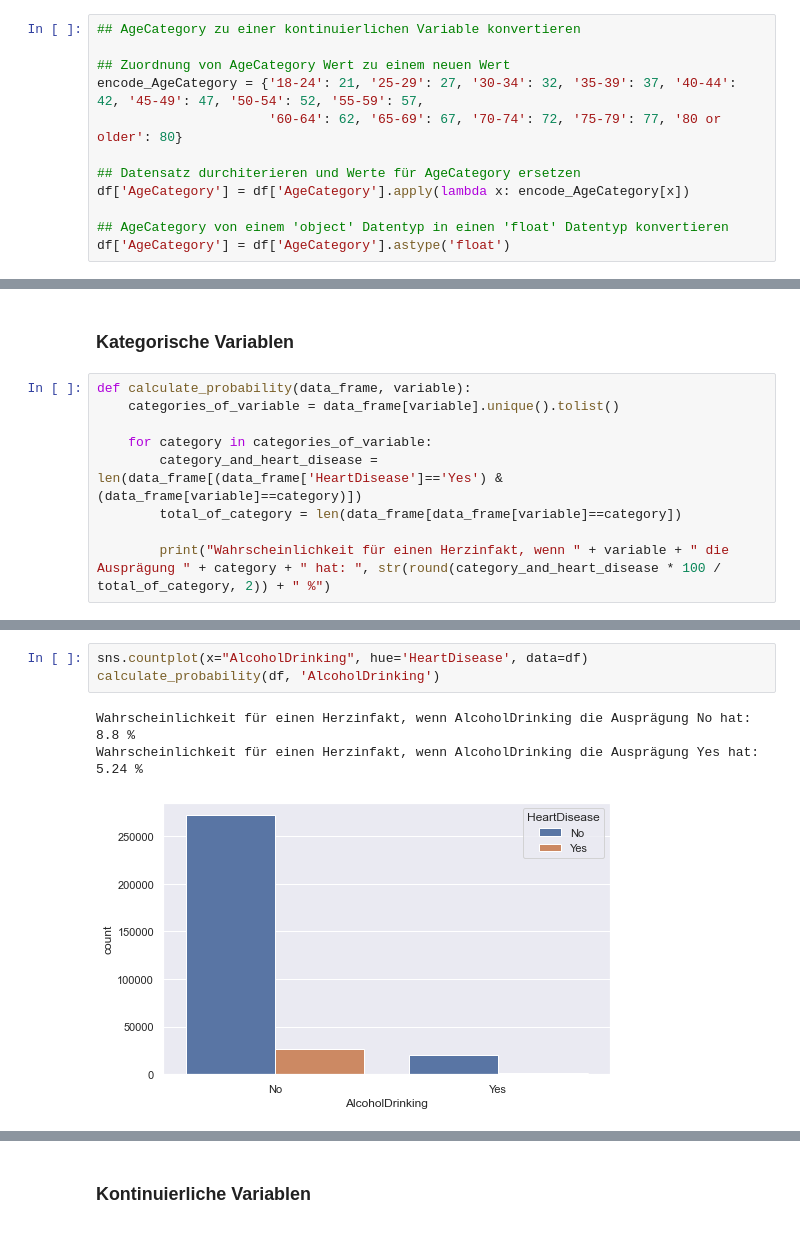
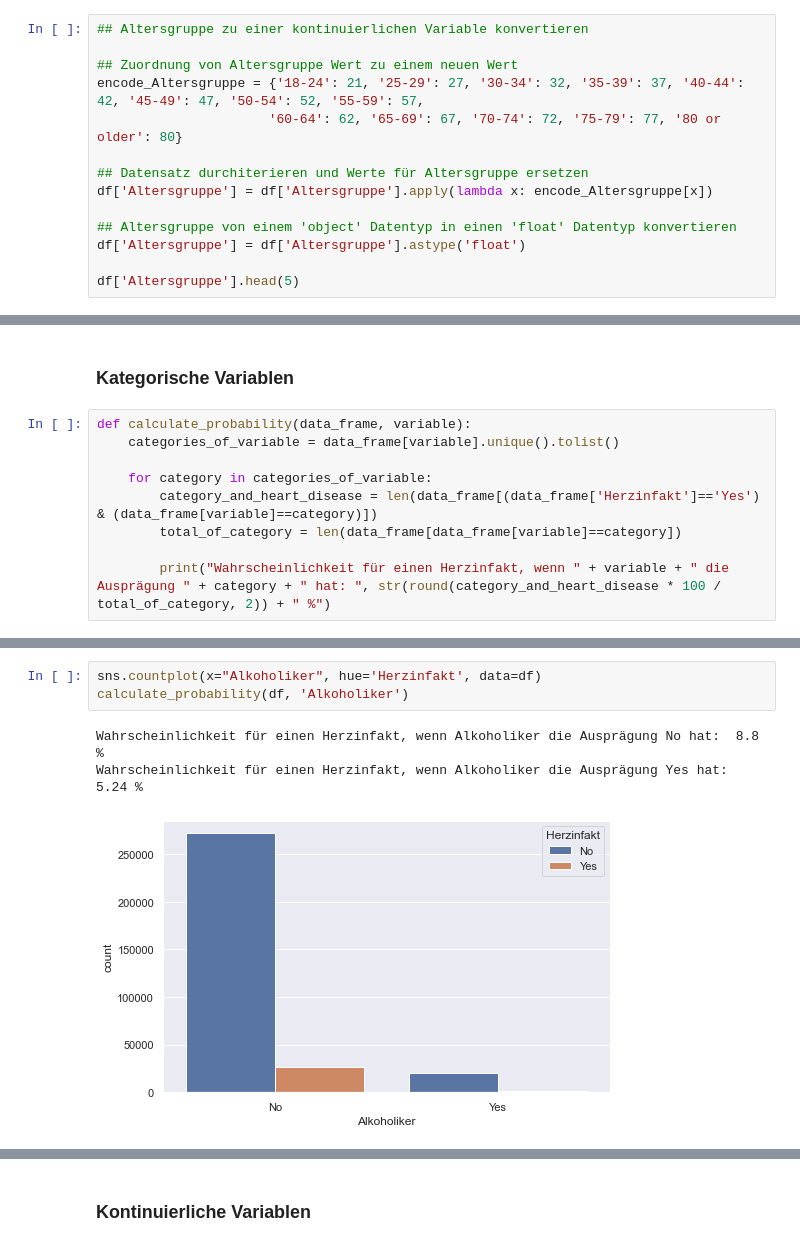
Before and after one commit to flori567/QIT_Ausarbeitung, a Jupyter notebook: heart_attack_prediction.ipynb, the cells around one changed output, grey strips where cells are left out. Drawn from its saved outputs; the diff is of its cells as text.

```diff
--- a/heart_attack_prediction.ipynb
+++ b/heart_attack_prediction.ipynb
@@ -191,12 +262,14 @@ So kann die Spalte auch besser in späteren Machine Learning verwendet werden.
 # %%
-## AgeCategory zu einer kontinuierlichen Variable konvertieren
+## Altersgruppe zu einer kontinuierlichen Variable konvertieren
 
-## Zuordnung von AgeCategory Wert zu einem neuen Wert
-encode_AgeCategory = {'18-24': 21, '25-29': 27, '30-34': 32, '35-39': 37, '40-44': 42, '45-49': 47, '50-54': 52, '55-59': 57,
+## Zuordnung von Altersgruppe Wert zu einem neuen Wert
+encode_Altersgruppe = {'18-24': 21, '25-29': 27, '30-34': 32, '35-39': 37, '40-44': 42, '45-49': 47, '50-54': 52, '55-59': 57,
                       '60-64': 62, '65-69': 67, '70-74': 72, '75-79': 77, '80 or older': 80}
 
-## Datensatz durchiterieren und Werte für AgeCategory ersetzen
-df['AgeCategory'] = df['AgeCategory'].apply(lambda x: encode_AgeCategory[x])
+## Datensatz durchiterieren und Werte für Altersgruppe ersetzen
+df['Altersgruppe'] = df['Altersgruppe'].apply(lambda x: encode_Altersgruppe[x])
 
-## AgeCategory von einem 'object' Datentyp in einen 'float' Datentyp konvertieren
-df['AgeCategory'] = df['AgeCategory'].astype('float')
+## Altersgruppe von einem 'object' Datentyp in einen 'float' Datentyp konvertieren
+df['Altersgruppe'] = df['Altersgruppe'].astype('float')
+
+df['Altersgruppe'].head(5)
@@ -402,7 +468,7 @@ def calculate_probability(data_frame, variable):
     categories_of_variable = data_frame[variable].unique().tolist()
 
     for category in categories_of_variable:
-        category_and_heart_disease = len(data_frame[(data_frame['HeartDisease']=='Yes') & (data_frame[variable]==category)])
+        category_and_heart_disease = len(data_frame[(data_frame['Herzinfakt']=='Yes') & (data_frame[variable]==category)])
         total_of_category = len(data_frame[data_frame[variable]==category])
 
         print("Wahrscheinlichkeit für einen Herzinfakt, wenn " + variable + " die Ausprägung " + category + " hat: ", str(round(category_and_heart_disease * 100 / total_of_category, 2)) + " %")
@@ -418,8 +484,8 @@ Wahrscheinlichkeit für einen Herzinfakt, wenn Smoking die Ausprägung No hat:
 # %%
-sns.countplot(x="AlcoholDrinking", hue='HeartDisease', data=df)
-calculate_probability(df, 'AlcoholDrinking')
+sns.countplot(x="Alkoholiker", hue='Herzinfakt', data=df)
+calculate_probability(df, 'Alkoholiker')
 # %% [output]
-Wahrscheinlichkeit für einen Herzinfakt, wenn AlcoholDrinking die Ausprägung No hat:  8.8 %
-Wahrscheinlichkeit für einen Herzinfakt, wenn AlcoholDrinking die Ausprägung Yes hat:  5.24 %
+Wahrscheinlichkeit für einen Herzinfakt, wenn Alkoholiker die Ausprägung No hat:  8.8 %
+Wahrscheinlichkeit für einen Herzinfakt, wenn Alkoholiker die Ausprägung Yes hat:  5.24 %
-[figure, old version]
+[figure, new version]
 # %%
```
Also changed, not shown: parts of 77 cells of this notebook.
